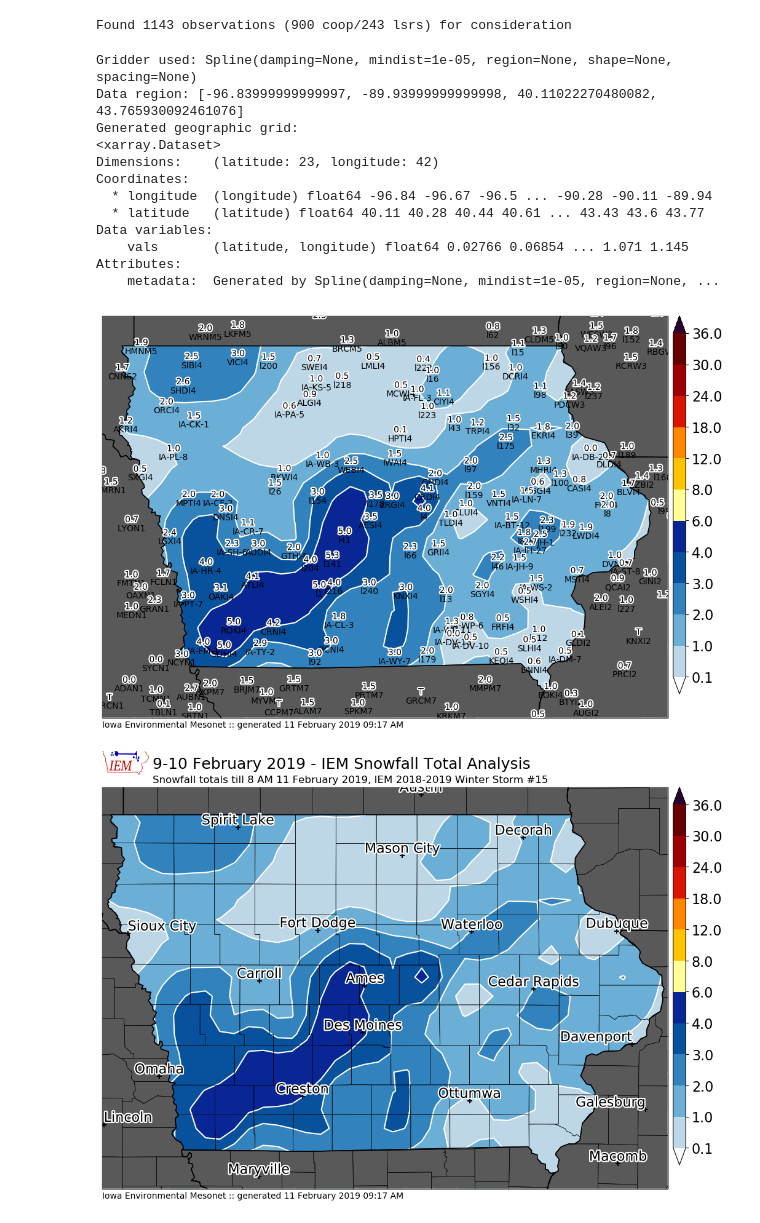
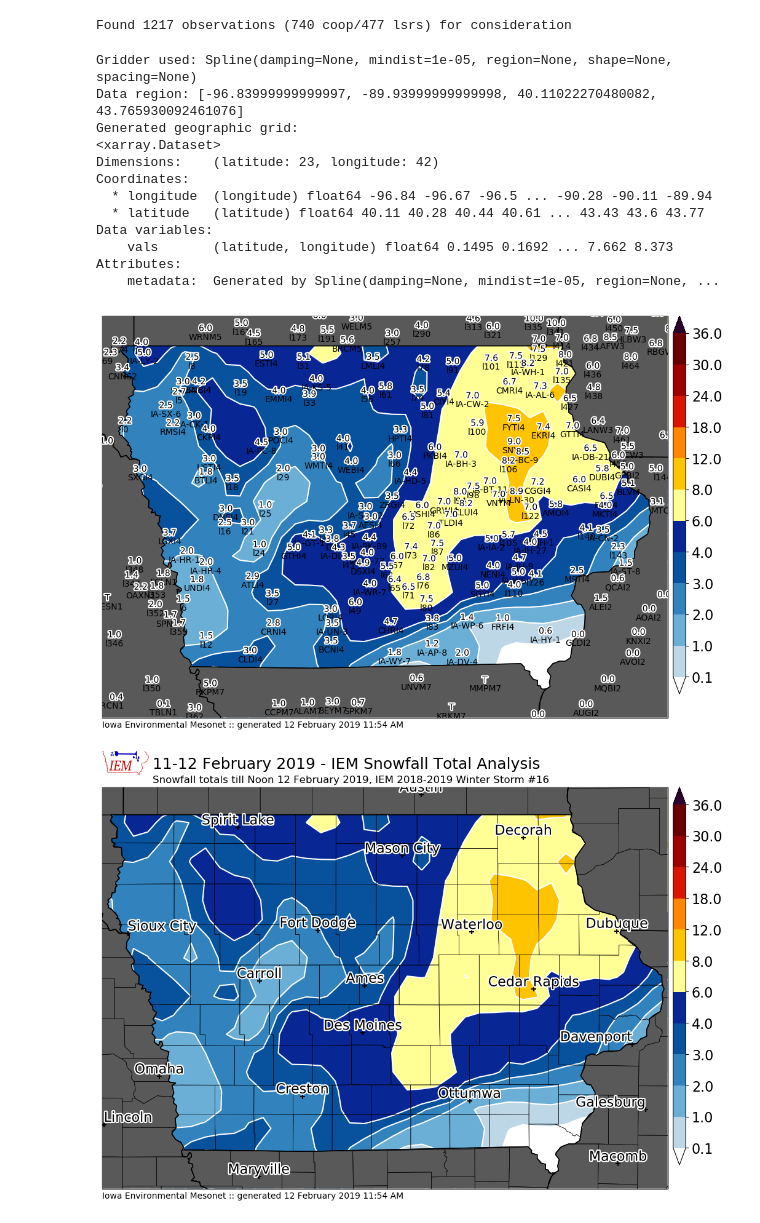
Before and after one commit to akrherz/DEV, a Jupyter notebook: coop/feature_snowfall_analysis.ipynb, the cells around one changed output. Cells and saved outputs as stored; diff of their text form; code cells hidden in the pictures.

```diff
--- a/coop/feature_snowfall_analysis.ipynb
+++ b/coop/feature_snowfall_analysis.ipynb
@@ -78,8 +78,8 @@ def get_coop(dates):
     IEM.close()
     return data
 
-crows = get_coop( ['2019-02-10', '2019-02-11'] )
-sts = utc(2019, 2, 10, 18)
+crows = get_coop( ['2019-02-12', '2019-02-13'] )
+sts = utc(2019, 2, 12, 12)
 ets = utc(2019, 2, 28, 12, 0)
 lrows = get_lsrs(sts, ets)
 
@@ -123,13 +123,22 @@ dfall = df
 #    dfall = pd.concat([df, pd.DataFrame(newrows)], ignore_index=True)
 dfall.set_index('label', inplace=True)
 # %% [output]
-Found 1143 observations (900 coop/243 lsrs) for consideration
+Found 1217 observations (740 coop/477 lsrs) for consideration
 # %%
-cull = ['HSII4', 'l25', 'IA-AP-8', 'l114', 'DMX', 'LORI4', 'NHPI4', 'CINI4', 'l131', 'POCI4', 'PERI4', 'DAKI4', 'IA-PC-8', 'CKPI4', 'EVYI4']
+cull = ['OAKI4', 'l14']
 if cull:
     dfall.at[cull, 'useme'] = False
 
 hardcode = [
+    ['l31', 5.1],
+    ['l51', 3.5],
+    ['IA-JH-9', 4.7],
+    ['CASI4', 6.0],
+    ['TRPI4', 7.5],
+    ['l191', 5.5],
+    ['l19', 3.5],
+    ['l109', 8.5],
+    ['IA-BC-9', 8.5],
 
            ]
 for sid, val in hardcode:
@@ -171,47 +180,47 @@ region = [min(ll[0], ul[0]), max(lr[0], ur[0]), min(ll[1], ul[1]), max(ul[1], ur
 print("Data region:", region)
 
 grid = grd.grid(
     region=region,
     spacing=spacing,
     projection=projection,
     dims=["latitude", "longitude"],
     data_names=["vals"],
 )
 print("Generated geographic grid:")
 print(grid)
 m.contourf(grid.longitude, grid.latitude, grid.vals, clevs, cmap=cmap)
 df_useme_plot = df_useme[(df_useme['val']>=0) & (df_useme['val']<12)]
 m.plot_values(
     df_useme_plot['lon'], df_useme_plot['lat'], df_useme_plot['datalabel'],
     '%s', labels=df_useme_plot.index.values,
     textsize=10, labeltextsize=10, labelbuffer=0)
 m.postprocess(filename='test.png')
 # %% [output]
 Gridder used: Spline(damping=None, mindist=1e-05, region=None, shape=None, spacing=None)
 Data region: [-96.83999999999997, -89.93999999999998, 40.11022270480082, 43.765930092461076]
 Generated geographic grid:
 <xarray.Dataset>
 Dimensions:    (latitude: 23, longitude: 42)
 Coordinates:
   * longitude  (longitude) float64 -96.84 -96.67 -96.5 ... -90.28 -90.11 -89.94
   * latitude   (latitude) float64 40.11 40.28 40.44 40.61 ... 43.43 43.6 43.77
 Data variables:
-    vals       (latitude, longitude) float64 0.02766 0.06854 ... 1.071 1.145
+    vals       (latitude, longitude) float64 0.1495 0.1692 ... 7.662 8.373
 Attributes:
     metadata:  Generated by Spline(damping=None, mindist=1e-05, region=None, ...
-[figure, old version]
+[figure, new version]
 # %%
 # now we are ready to plot!
 
 m = MapPlot(sector='iowa',
-            title='9-10 February 2019 - IEM Snowfall Total Analysis',
-            subtitle=("Snowfall totals till 8 AM 11 February 2019, "
+            title='11-12 February 2019 - IEM Snowfall Total Analysis',
+            subtitle=("Snowfall totals till Noon 12 February 2019, "
                       "IEM 2018-2019 Winter Storm #%s") % (STORM_NUMBER, ))
 vals = m.contourf(grid.longitude, grid.latitude, grid.vals, clevs, cmap=cmap)
 np.save("%s_events/%s_%s.npy" % (SEASON, SEASON, STORM_NUMBER), vals)
 #m.plot_values(np.array(df2.lon), np.array(df2.lat), np.array(df2.val), '%.2f')
 m.drawcounties()
 m.drawcities()
-m.postprocess(filename='190211.png')
+m.postprocess(filename='190212.png')
 # %% [output]
-[figure, old version]
+[figure, new version]
```
Also changed, not shown: parts of 1 cell of this notebook, 1 other file.
